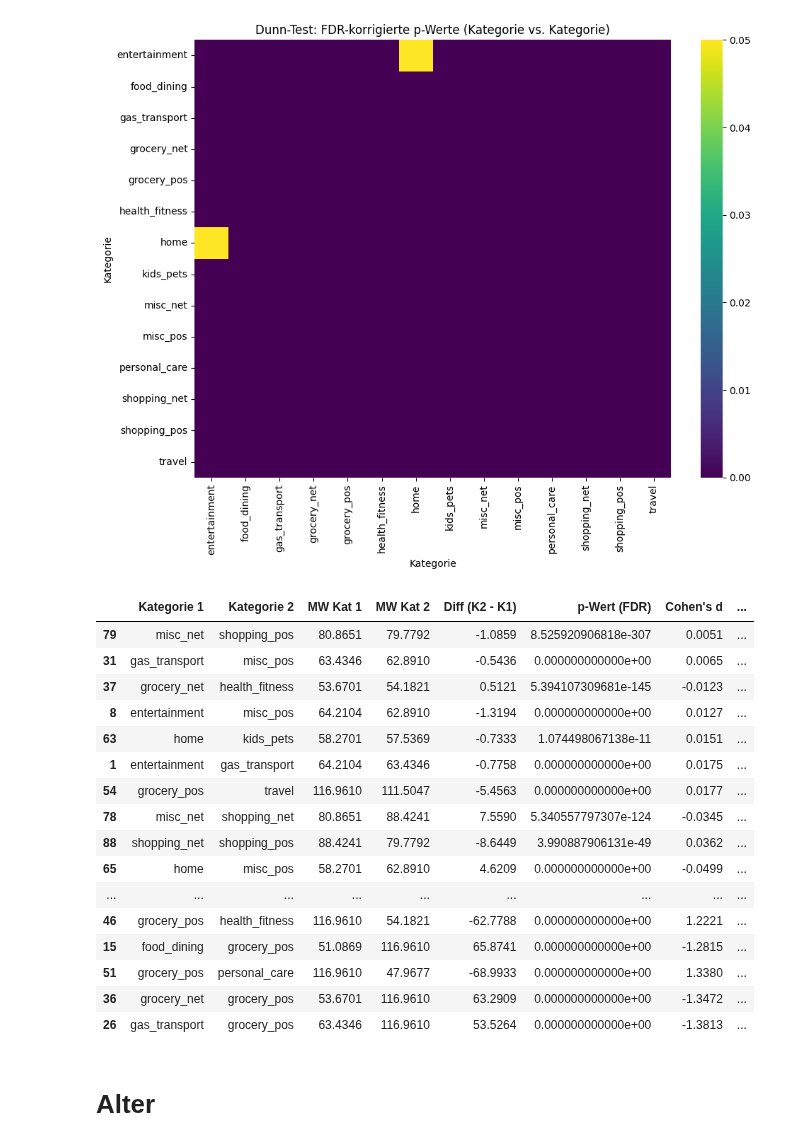
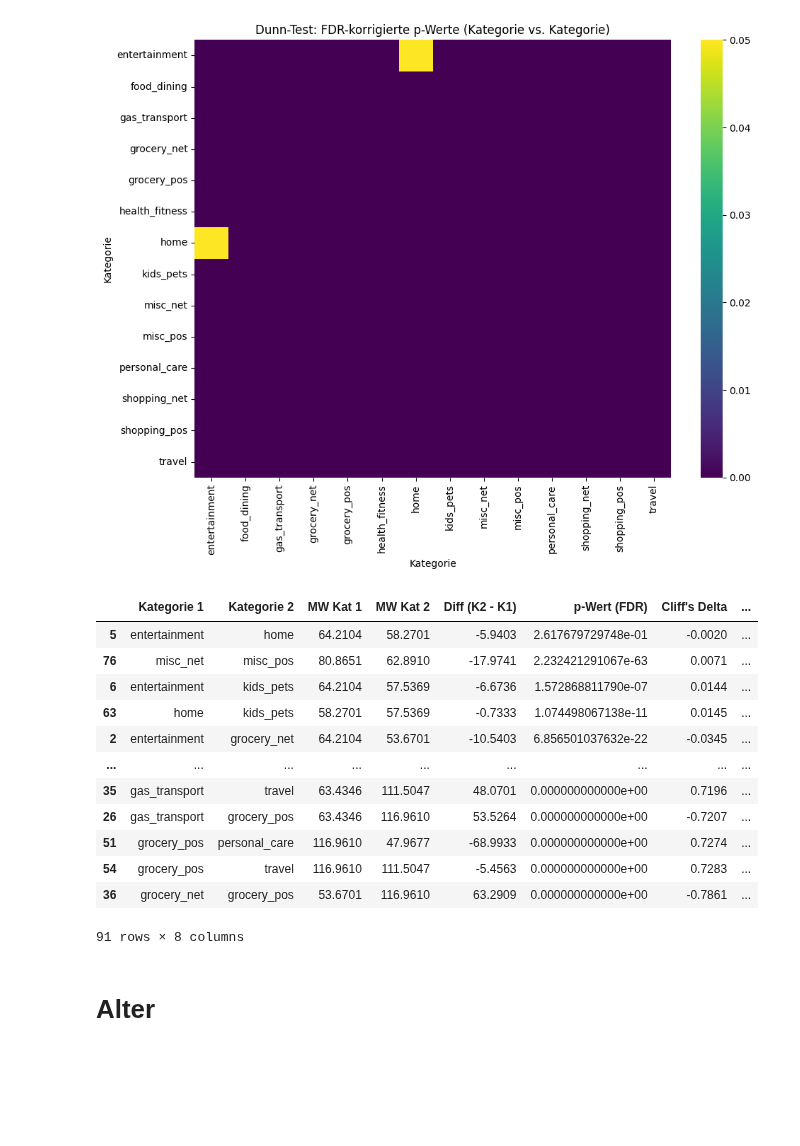
Before and after one commit to philethaler/Statistik-Datenbank, a Jupyter notebook: Analyse_9.ipynb, the cells around one changed output. Saved outputs shown, nothing was run; the diff lists cells and outputs as text; code cells hidden in the pictures; blank space fills up the shorter version.

Commit message:
cliffs delta anpassung

```diff
--- a/Analyse_9.ipynb
+++ b/Analyse_9.ipynb
@@ -227,17 +227,7 @@ plt.show()
 # %% [output]
 [figure]
 # %%
-
-# Cohen's d Funktion
-def cohens_d(x, y):
-    nx = len(x)
-    ny = len(y)
-    mx = np.mean(x)
-    my = np.mean(y)
-    vx = np.var(x, ddof=1)
-    vy = np.var(y, ddof=1)
-    pooled_sd = np.sqrt(((nx - 1) * vx + (ny - 1) * vy) / (nx + ny - 2))
-    return (mx - my) / pooled_sd
+from cliffs_delta import cliffs_delta
 
 # Mittelwerte je Kategorie
 cat_means = ds.groupby("category")["amt"].mean()
@@ -248,66 +238,67 @@ rows = []
 groups = corr_matrix.index.tolist()
 
 for i in range(len(groups)):
     for j in range(i+1, len(groups)):
         g1 = groups[i]
         g2 = groups[j]
 
+        # FDR-korrigierter p-Wert
         p = corr_matrix.loc[g1, g2]
 
+        # Daten
         x = ds[ds["category"] == g1]["amt"]
         y = ds[ds["category"] == g2]["amt"]
 
+        # Mittelwerte
         m1 = cat_means[g1]
         m2 = cat_means[g2]
         diff = m2 - m1
 
-        d = cohens_d(x, y)
+        # Cliff's Delta
+        delta, size = cliffs_delta(x, y)
+        # size ist bereits: 'negligible', 'small', 'medium', 'large'
 
-        d_class = (
-            "negligible" if abs(d) < 0.2 else
-            "small"       if abs(d) < 0.5 else
-            "medium"      if abs(d) < 0.8 else
-            "large"
-        )
-
+        # abs(delta) für Sortierung später
         rows.append({
             "Kategorie 1": g1,
             "Kategorie 2": g2,
             "MW Kat 1": m1,
             "MW Kat 2": m2,
             "Diff (K2 - K1)": diff,
             "p-Wert (FDR)": p,
-            "Cohen's d": d,
-            "Effekt-Kategorie": d_class
+            "Cliff's Delta": delta,
+            "Effekt-Kategorie": size
         })
 
+# DataFrame bauen
+cat_compare_cliff = pd.DataFrame(rows)
 
-cat_compare_df = pd.DataFrame(rows)
-cat_compare_df["p-Wert (FDR)"] = cat_compare_df["p-Wert (FDR)"].apply(lambda x: format(x, ".12e"))
+# p-Werte schöner anzeigen
+cat_compare_cliff["p-Wert (FDR)"] = cat_compare_cliff["p-Wert (FDR)"].apply(lambda x: format(x, ".12e"))
 
-# Sortiert nach Effektstärke (|d|)
-cat_compare_df = cat_compare_df.reindex(cat_compare_df["Cohen's d"].abs().sort_values().index)
+# Sortiert nach |Delta|
+cat_compare_cliff = cat_compare_cliff.reindex(cat_compare_cliff["Cliff's Delta"].abs().sort_values().index)
 
-pd.set_option("display.max_rows", None)
-cat_compare_df
+# Anzeige zurücksetzen, damit nicht alle Zeilen gezeigt werden
+pd.reset_option("display.max_rows")
+pd.reset_option("display.max_columns")
+pd.reset_option("display.expand_frame_repr")
+
+cat_compare_cliff
 # %% [output]
-|  | Kategorie 1 | Kategorie 2 | MW Kat 1 | MW Kat 2 | Diff (K2 - K1) | p-Wert (FDR) | Cohen's d | ... |
-| 79 | misc_net | shopping_pos | 80.8651 | 79.7792 | -1.0859 | 8.525920906818e-307 | 0.0051 | ... |
-| 31 | gas_transport | misc_pos | 63.4346 | 62.8910 | -0.5436 | 0.000000000000e+00 | 0.0065 | ... |
-| 37 | grocery_net | health_fitness | 53.6701 | 54.1821 | 0.5121 | 5.394107309681e-145 | -0.0123 | ... |
-| 8 | entertainment | misc_pos | 64.2104 | 62.8910 | -1.3194 | 0.000000000000e+00 | 0.0127 | ... |
-| 63 | home | kids_pets | 58.2701 | 57.5369 | -0.7333 | 1.074498067138e-11 | 0.0151 | ... |
-| 1 | entertainment | gas_transport | 64.2104 | 63.4346 | -0.7758 | 0.000000000000e+00 | 0.0175 | ... |
-| 54 | grocery_pos | travel | 116.9610 | 111.5047 | -5.4563 | 0.000000000000e+00 | 0.0177 | ... |
-| 78 | misc_net | shopping_net | 80.8651 | 88.4241 | 7.5590 | 5.340557797307e-124 | -0.0345 | ... |
-| 88 | shopping_net | shopping_pos | 88.4241 | 79.7792 | -8.6449 | 3.990887906131e-49 | 0.0362 | ... |
-| 65 | home | misc_pos | 58.2701 | 62.8910 | 4.6209 | 0.000000000000e+00 | -0.0499 | ... |
+|  | Kategorie 1 | Kategorie 2 | MW Kat 1 | MW Kat 2 | Diff (K2 - K1) | p-Wert (FDR) | Cliff's Delta | ... |
+| 5 | entertainment | home | 64.2104 | 58.2701 | -5.9403 | 2.617679729748e-01 | -0.0020 | ... |
+| 76 | misc_net | misc_pos | 80.8651 | 62.8910 | -17.9741 | 2.232421291067e-63 | 0.0071 | ... |
+| 6 | entertainment | kids_pets | 64.2104 | 57.5369 | -6.6736 | 1.572868811790e-07 | 0.0144 | ... |
+| 63 | home | kids_pets | 58.2701 | 57.5369 | -0.7333 | 1.074498067138e-11 | 0.0145 | ... |
+| 2 | entertainment | grocery_net | 64.2104 | 53.6701 | -10.5403 | 6.856501037632e-22 | -0.0345 | ... |
 | ... | ... | ... | ... | ... | ... | ... | ... | ... |
-| 46 | grocery_pos | health_fitness | 116.9610 | 54.1821 | -62.7788 | 0.000000000000e+00 | 1.2221 | ... |
-| 15 | food_dining | grocery_pos | 51.0869 | 116.9610 | 65.8741 | 0.000000000000e+00 | -1.2815 | ... |
-| 51 | grocery_pos | personal_care | 116.9610 | 47.9677 | -68.9933 | 0.000000000000e+00 | 1.3380 | ... |
-| 36 | grocery_net | grocery_pos | 53.6701 | 116.9610 | 63.2909 | 0.000000000000e+00 | -1.3472 | ... |
-| 26 | gas_transport | grocery_pos | 63.4346 | 116.9610 | 53.5264 | 0.000000000000e+00 | -1.3813 | ... |
+| 35 | gas_transport | travel | 63.4346 | 111.5047 | 48.0701 | 0.000000000000e+00 | 0.7196 | ... |
+| 26 | gas_transport | grocery_pos | 63.4346 | 116.9610 | 53.5264 | 0.000000000000e+00 | -0.7207 | ... |
+| 51 | grocery_pos | personal_care | 116.9610 | 47.9677 | -68.9933 | 0.000000000000e+00 | 0.7274 | ... |
+| 54 | grocery_pos | travel | 116.9610 | 111.5047 | -5.4563 | 0.000000000000e+00 | 0.7283 | ... |
+| 36 | grocery_net | grocery_pos | 53.6701 | 116.9610 | 63.2909 | 0.000000000000e+00 | -0.7861 | ... |
+91 rows × 8 columns
 # %% [markdown]
 # Alter
 # %%
```
